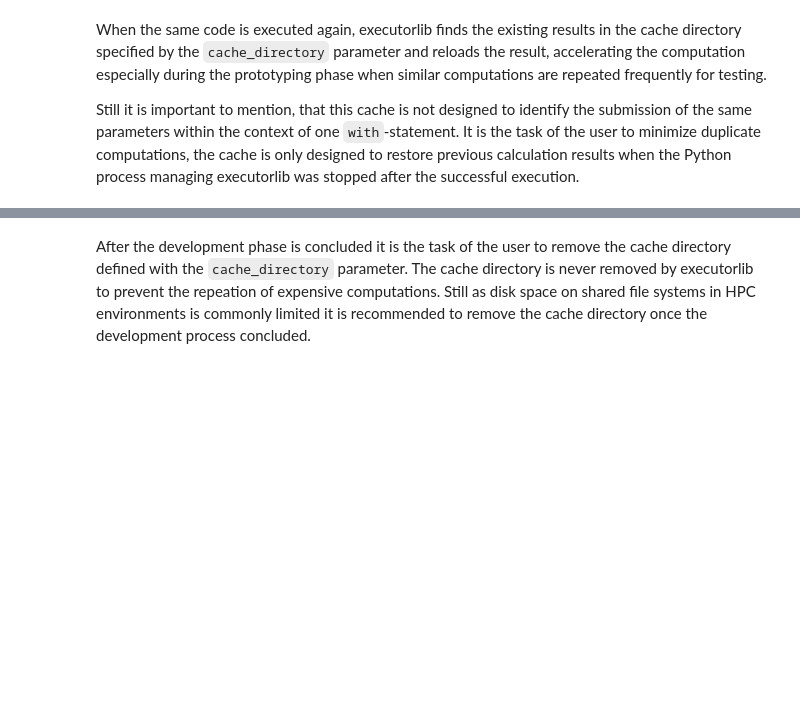
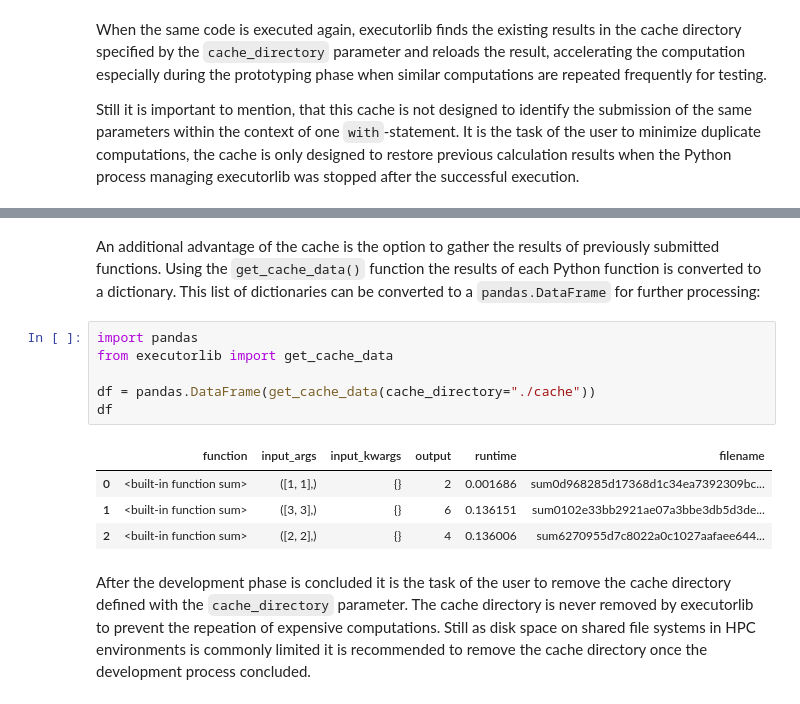
Before and after one commit to pyiron/executorlib, a Jupyter notebook: notebooks/1-single-node.ipynb, the cells around one changed output, grey strips where cells are left out. Cells and saved outputs as stored; diff of their text form; blank space fills up the shorter version.

```diff
--- a/notebooks/1-single-node.ipynb
+++ b/notebooks/1-single-node.ipynb
@@ -211,3 +203,16 @@ Wall time: 1.13 s
+# %% [markdown]
+An additional advantage of the cache is the option to gather the results of previously submitted functions. Using the `get_cache_data()` function the results of each Python function is converted to a dictionary. This list of dictionaries can be converted to a `pandas.DataFrame` for further processing:
+# %%
+import pandas
+from executorlib import get_cache_data
+
+df = pandas.DataFrame(get_cache_data(cache_directory="./cache"))
+df
+# %% [output]
+|  | function | input_args | input_kwargs | output | runtime | filename |
+| 0 | <built-in function sum> | ([1, 1],) | {} | 2 | 0.001686 | sum0d968285d17368d1c34ea7392309bc... |
+| 1 | <built-in function sum> | ([3, 3],) | {} | 6 | 0.136151 | sum0102e33bb2921ae07a3bbe3db5d3de... |
+| 2 | <built-in function sum> | ([2, 2],) | {} | 4 | 0.136006 | sum6270955d7c8022a0c1027aafaee644... |
 # %% [markdown]
 After the development phase is concluded it is the task of the user to remove the cache directory defined with the `cache_directory` parameter. The cache directory is never removed by executorlib to prevent the repeation of expensive computations. Still as disk space on shared file systems in HPC environments is commonly limited it is recommended to remove the cache directory once the development process concluded.
 # %%
```
Also changed, not shown: parts of 8 cells of this notebook, 2 other files.
